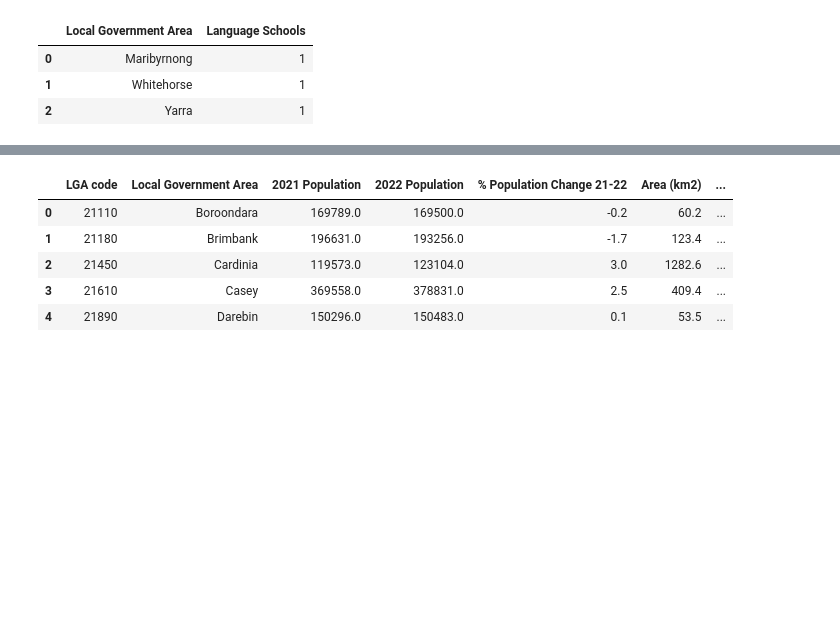
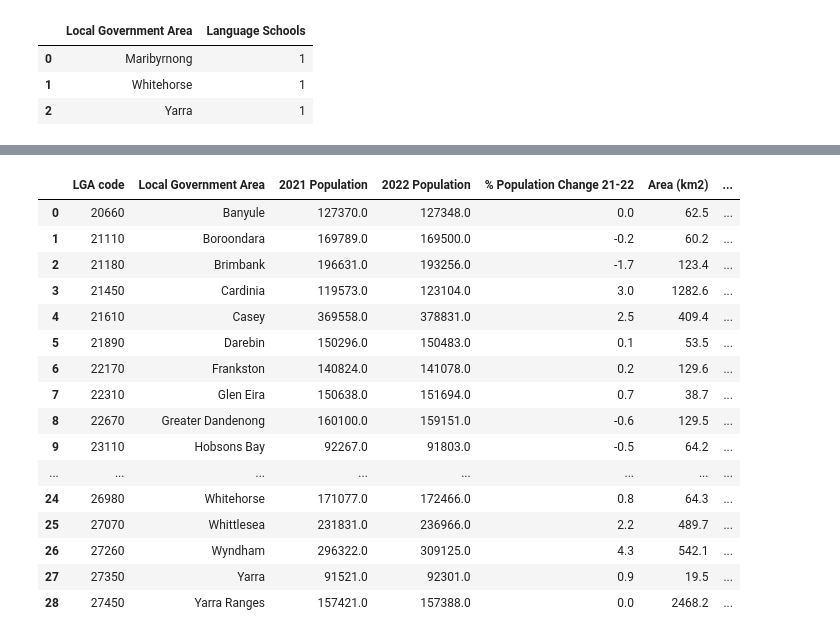
Before and after one commit to au-jr/Group-Project-1, a Jupyter notebook: john_working.ipynb, the cells around one changed output, grey strips where cells are left out. Cells and saved outputs as stored; diff of their text form; code cells hidden in the pictures; blank space fills up the shorter version.

```diff
--- a/john_working.ipynb
+++ b/john_working.ipynb
@@ -131,7 +147,9 @@ lga_park_count_df
 | 30 | Bayside | 131 |
 | 31 | Mitchell | 80 |
 # %%
-column_names = ['LGA code', 'Local Government Area', '2021 Population', '2022 Population', '% Population Change 21-22', 'Area (km2)', 'Population Density (persons/km2)'
+column_names = ['LGA code', 'Local Government Area', '2021 Population',
+                '2022 Population', '% Population Change 21-22', 'Area (km2)',
+                'Population Density (persons/km2)'
             ]
 
 lga_information_path = pd.read_excel('data/LGA_ABS_data_21_22.xlsx',
@@ -157,3 +175,14 @@ lga_information
 | 86 | NaN | NaN | NaN | NaN | NaN | NaN | ... |
 | 87 | © Commonwealth of Australia 2023 | NaN | NaN | NaN | NaN | NaN | ... |
 88 rows × 7 columns
+# %%
+work_bucket = []
+change_search = range(len(lga_information['% Population Change 21-22']))
+
+for i in change_search:
+
+    work_bucket.append(lga_information['% Population Change 21-22'][i])
+
+work_bucket = pd.Series(work_bucket, dtype=object).fillna(0).tolist()
+
+lga_information['% Population Change 21-22'] = work_bucket
@@ -490,9 +542,26 @@ merged_vic_data_df = pd.merge(merged_vic_data_df, lang_df, how = 'outer', on = '
+# %%
+merged_vic_data_df['Primary/Secondary Schools'] = np.int64(merged_vic_data_df['Primary/Secondary Schools'])
+merged_vic_data_df['Primary Schools'] = np.int64(merged_vic_data_df['Primary Schools'])
+merged_vic_data_df['Secondary Schools'] = np.int64(merged_vic_data_df['Secondary Schools'])
+merged_vic_data_df['Special Schools'] = np.int64(merged_vic_data_df['Special Schools'])
+merged_vic_data_df['Language Schools'] = np.int64(merged_vic_data_df['Language Schools'])
 # %%
-merged_vic_data_df.head()
+merged_vic_data_df
 # %% [output]
 |  | LGA code | Local Government Area | 2021 Population | 2022 Population | % Population Change 21-22 | Area (km2) | ... |
-| 0 | 21110 | Boroondara | 169789.0 | 169500.0 | -0.2 | 60.2 | ... |
-| 1 | 21180 | Brimbank | 196631.0 | 193256.0 | -1.7 | 123.4 | ... |
-| 2 | 21450 | Cardinia | 119573.0 | 123104.0 | 3.0 | 1282.6 | ... |
-| 3 | 21610 | Casey | 369558.0 | 378831.0 | 2.5 | 409.4 | ... |
-| 4 | 21890 | Darebin | 150296.0 | 150483.0 | 0.1 | 53.5 | ... |
+| 0 | 20660 | Banyule | 127370.0 | 127348.0 | 0.0 | 62.5 | ... |
+| 1 | 21110 | Boroondara | 169789.0 | 169500.0 | -0.2 | 60.2 | ... |
+| 2 | 21180 | Brimbank | 196631.0 | 193256.0 | -1.7 | 123.4 | ... |
+| 3 | 21450 | Cardinia | 119573.0 | 123104.0 | 3.0 | 1282.6 | ... |
+| 4 | 21610 | Casey | 369558.0 | 378831.0 | 2.5 | 409.4 | ... |
+| 5 | 21890 | Darebin | 150296.0 | 150483.0 | 0.1 | 53.5 | ... |
+| 6 | 22170 | Frankston | 140824.0 | 141078.0 | 0.2 | 129.6 | ... |
+| 7 | 22310 | Glen Eira | 150638.0 | 151694.0 | 0.7 | 38.7 | ... |
+| 8 | 22670 | Greater Dandenong | 160100.0 | 159151.0 | -0.6 | 129.5 | ... |
+| 9 | 23110 | Hobsons Bay | 92267.0 | 91803.0 | -0.5 | 64.2 | ... |
+| ... | ... | ... | ... | ... | ... | ... | ... |
+| 24 | 26980 | Whitehorse | 171077.0 | 172466.0 | 0.8 | 64.3 | ... |
+| 25 | 27070 | Whittlesea | 231831.0 | 236966.0 | 2.2 | 489.7 | ... |
+| 26 | 27260 | Wyndham | 296322.0 | 309125.0 | 4.3 | 542.1 | ... |
+| 27 | 27350 | Yarra | 91521.0 | 92301.0 | 0.9 | 19.5 | ... |
+| 28 | 27450 | Yarra Ranges | 157421.0 | 157388.0 | 0.0 | 2468.2 | ... |
```
Also changed, not shown: parts of 16 cells of this notebook.
